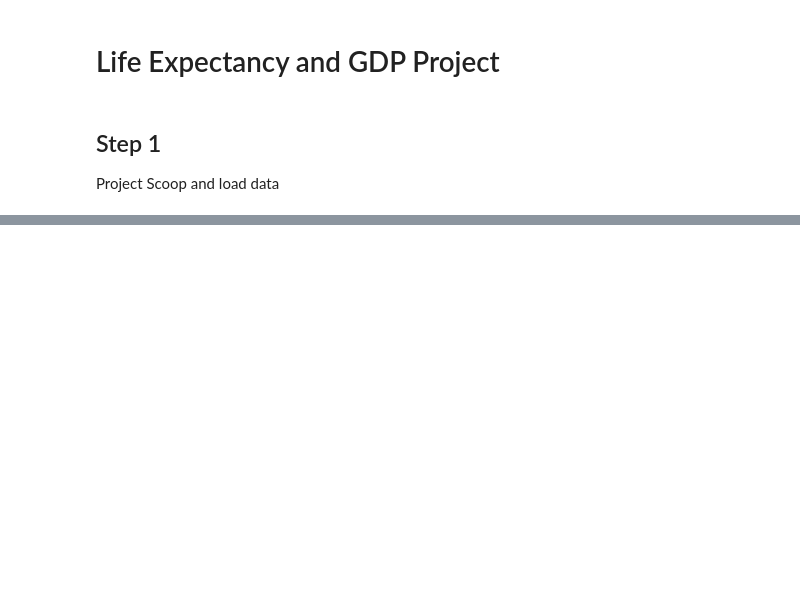
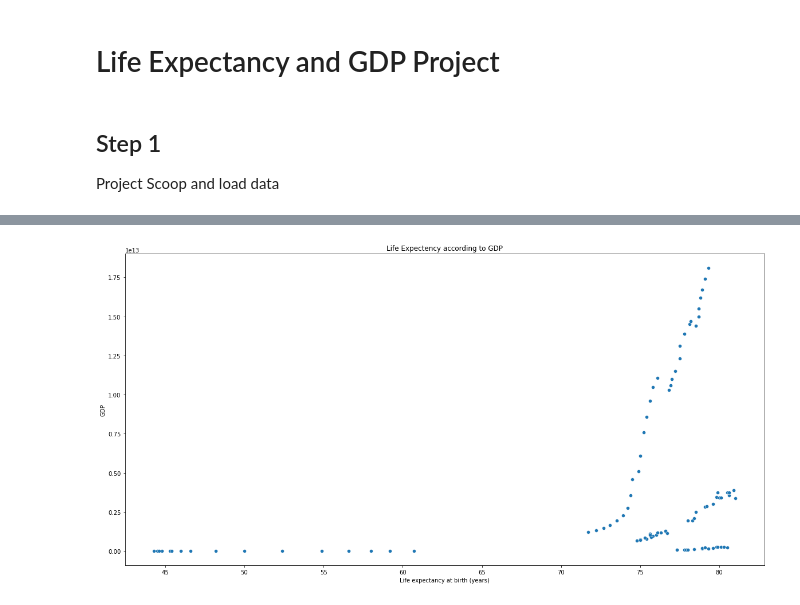
Before and after one commit to gobr2005/codecademy, a Jupyter notebook: Life-Expectancy-and-GDP-Starter/life_expectancy_gdp.ipynb, the cells around one changed output, grey strips where cells are left out. Cells and saved outputs as stored; diff of their text form; code cells hidden in the pictures; blank space fills up the shorter version.

```diff
--- a/Life-Expectancy-and-GDP-Starter/life_expectancy_gdp.ipynb
+++ b/Life-Expectancy-and-GDP-Starter/life_expectancy_gdp.ipynb
@@ -51,0 +81,9 @@ plt.clf()
+# %%
+plt.figure(figsize=[20,10])
+ax1=plt.subplot()
+sns.scatterplot(y='GDP',x="Life expectancy at birth (years)",data=data)
+plt.title('Life Expectency according to GDP')
+plt.savefig('scatterplot_GDP_life-expect.png')
+plt.show()
+# %% [output]
+[figure, added]
```
Also changed, not shown: parts of 7 cells of this notebook, 10 other files.
